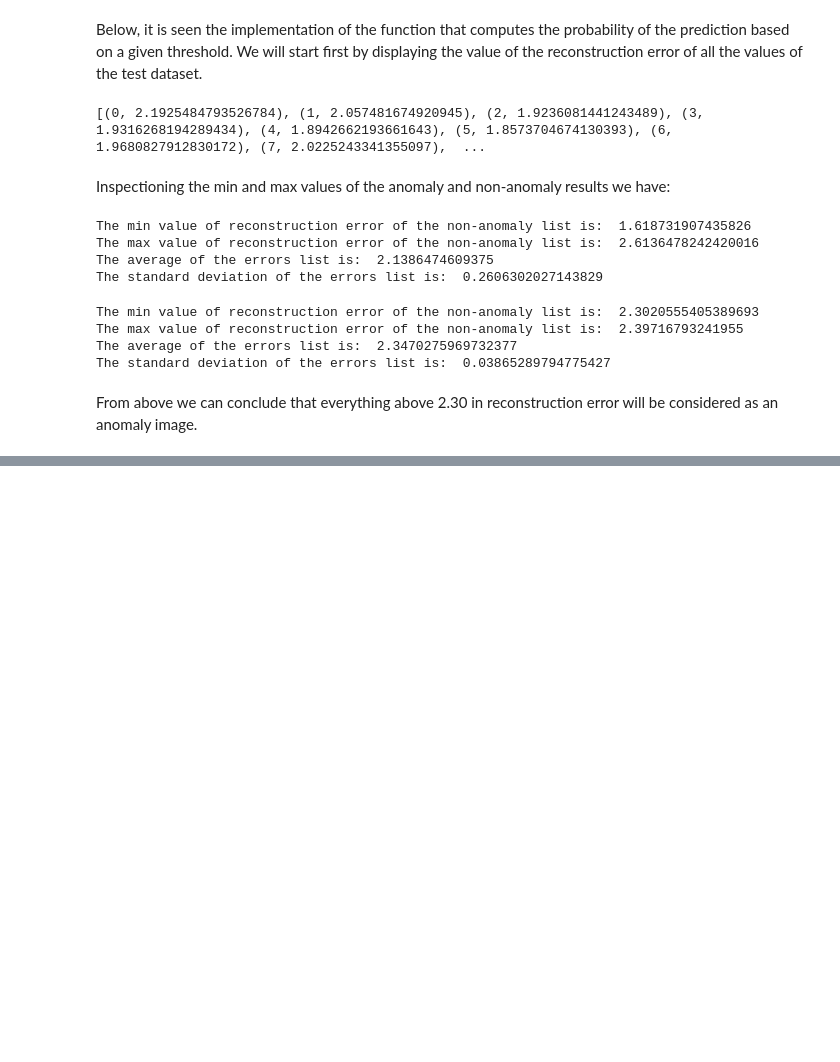
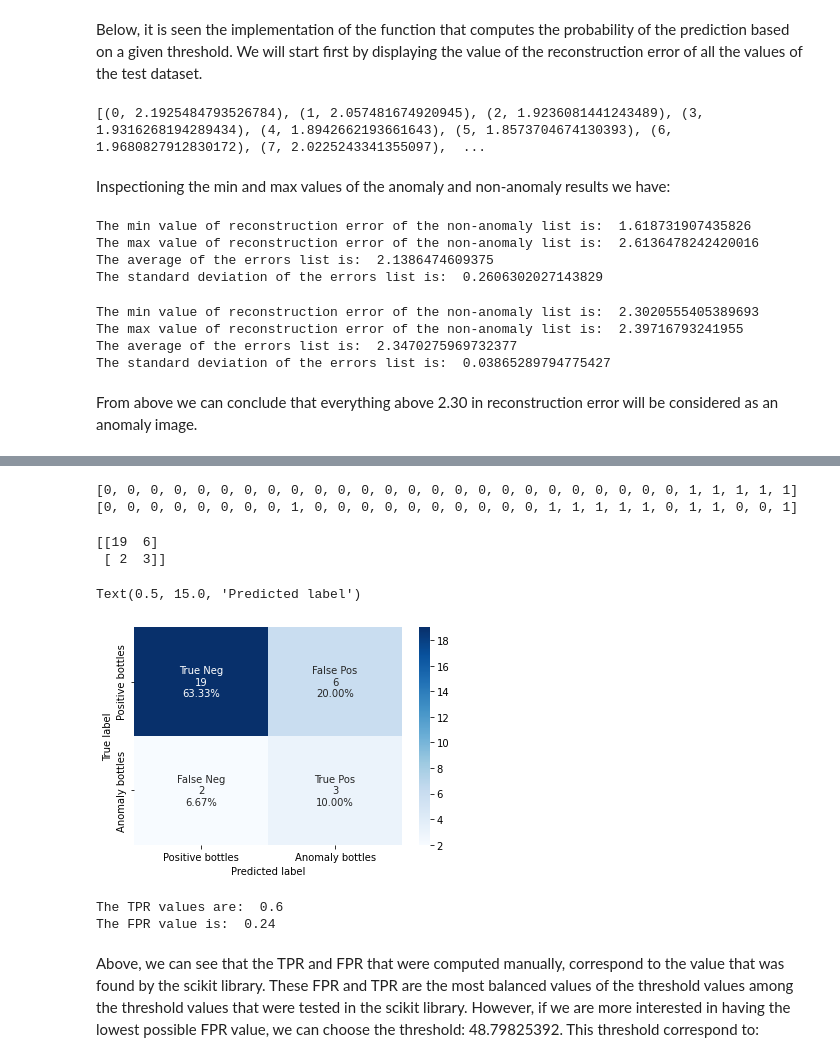
Before and after one commit to AlexCC93/BottlesAnomalies_TFM, a Jupyter notebook: TFM_Autoencoder/pytorch_approach2/Pt_hl_DS1.ipynb, the cells around one changed output, grey strips where cells are left out. Cells and saved outputs as stored; diff of their text form; code cells hidden in the pictures; blank space fills up the shorter version.

```diff
--- a/TFM_Autoencoder/pytorch_approach2/Pt_hl_DS1.ipynb
+++ b/TFM_Autoencoder/pytorch_approach2/Pt_hl_DS1.ipynb
@@ -965,0 +1143,64 @@ def check_anomaly(img_path):
+# %%
+y_pred = []
+y_true = []
+
+# Grabbing only the first image of the anomalies dataset
+X = dataset_test[0]
+image_in_tensor = X[0]
+
+n_features = len(image_in_tensor[0])  # Get the size of one image of the anomaly images dataset. This is supposed to be 224
+for i in range(len(dataset_test)):
+    X = dataset_test[i]
+    image_in_tensor = X[0]
+    ground_truth = X[1]
+
+    with torch.no_grad():
+        Y = model(image_in_tensor)  # should be same as X
+    err = torch.sum((image_in_tensor-Y)*(image_in_tensor-Y)).item()  # SSE all features
+    err = err/(n_features*3)        # dividing by n_features*3 becuase we have three channels
+
+    prediction = computePred_v3(err)
+    y_pred.append(prediction) # Save Prediction
+    y_true.append(ground_truth) # Save Truth
+print(y_true)
+print(y_pred)
+# %% [output]
+[0, 0, 0, 0, 0, 0, 0, 0, 0, 0, 0, 0, 0, 0, 0, 0, 0, 0, 0, 0, 0, 0, 0, 0, 0, 1, 1, 1, 1, 1]
+[0, 0, 0, 0, 0, 0, 0, 0, 1, 0, 0, 0, 0, 0, 0, 0, 0, 0, 0, 1, 1, 1, 1, 1, 0, 1, 1, 0, 0, 1]
+# %%
+conf_matrix = confusion_matrix(y_true, y_pred)
+print(conf_matrix)
+# %% [output]
+[[19  6]
+ [ 2  3]]
+# %%
+group_names = ['True Neg','False Pos','False Neg','True Pos']
+group_counts = ["{0:0.0f}".format(value) for value in
+                conf_matrix.flatten()]
+group_percentages = ["{0:.2%}".format(value) for value in
+                     conf_matrix.flatten()/np.sum(conf_matrix)]
+labels = [f"{v1}\n{v2}\n{v3}" for v1, v2, v3 in
+          zip(group_names,group_counts,group_percentages)]        #To print the group names as well
+
+labels = np.asarray(labels).reshape(2,2)
+categories = ['Positive bottles', 'Anomaly bottles']
+sn.heatmap(conf_matrix, annot=labels, fmt='', xticklabels=categories,yticklabels=categories, cmap='Blues')
+plt.ylabel('True label')
+plt.xlabel('Predicted label')
+# %% [output]
+Text(0.5, 15.0, 'Predicted label')
+[figure, added]
+# %%
+_tp = conf_matrix[1, 1]
+_fn = conf_matrix[1, 0]
+_fp = conf_matrix[0, 1]
+_tn = conf_matrix[0, 0]
+_tpr = _tp/(_tp+_fn)
+_fpr = _fp / (_tn + _fp)
+print("The TPR values are: ", _tpr)
+print("The FPR value is: ", _fpr)
+# %% [output]
+The TPR values are:  0.6
+The FPR value is:  0.24
+# %% [markdown]
+Above, we can see that the TPR and FPR that were computed manually, correspond to the value that was found by the scikit library. These FPR and TPR are the most balanced values of the threshold values among the threshold values that were tested in the scikit library. However, if we are more interested in having the lowest possible FPR value, we can choose the threshold: 48.79825392. This threshold correspond to:
```
Also changed, not shown: parts of 42 cells of this notebook.
